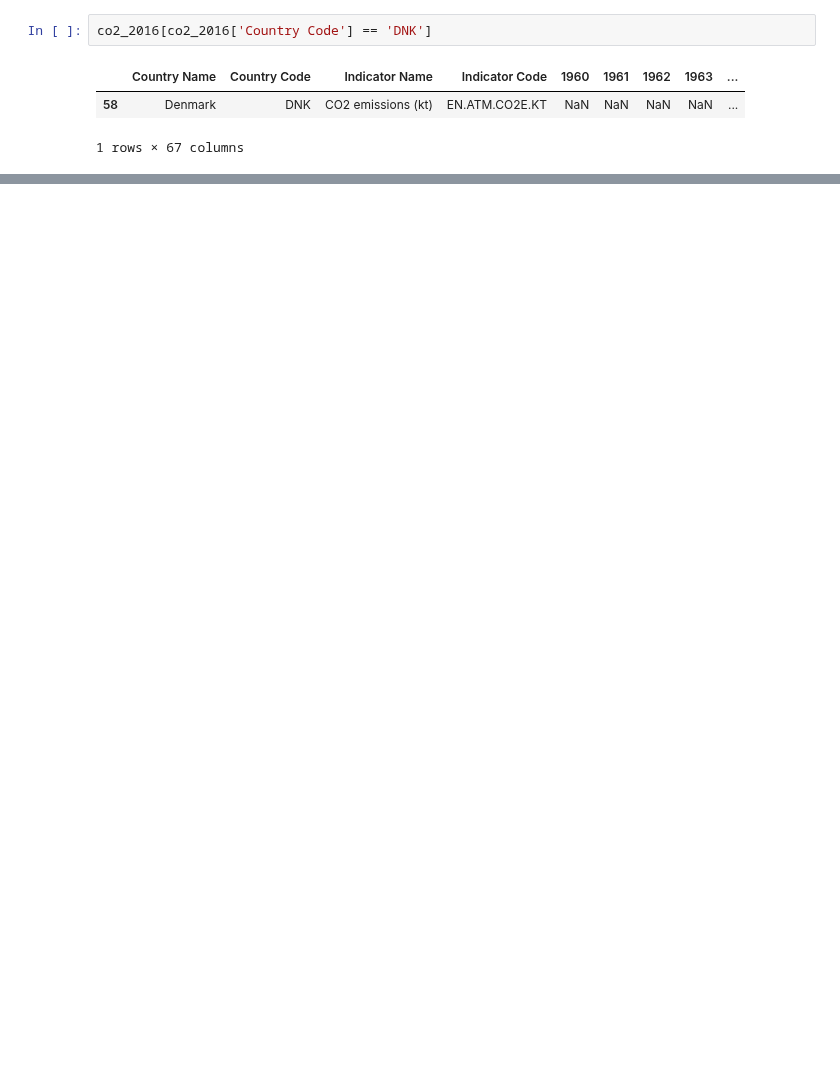
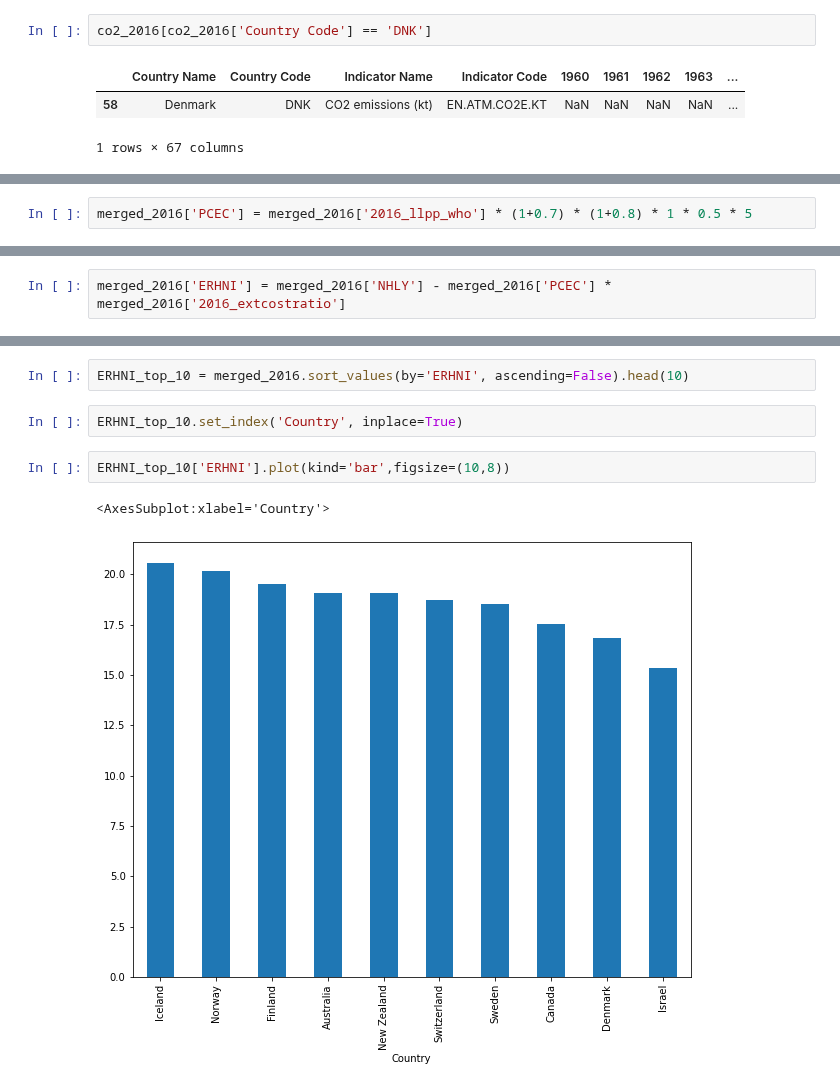
Before and after one commit to erniesg/erhni, a Jupyter notebook: erhni_2016.ipynb, the cells around one changed output, grey strips where cells are left out. Cells and saved outputs as stored; diff of their text form; blank space fills up the shorter version.

Commit message:
calculated ERHNI for 2016

```diff
--- a/erhni_2016.ipynb
+++ b/erhni_2016.ipynb
@@ -321,0 +440,2 @@ co2_2016[co2_2016['Country Code'] == 'DNK']
+# %%
+merged_2016['PCEC'] = merged_2016['2016_llpp_who'] * (1+0.7) * (1+0.8) * 1 * 0.5 * 5
@@ -321,0 +457,2 @@ co2_2016[co2_2016['Country Code'] == 'DNK']
+# %%
+merged_2016['ERHNI'] = merged_2016['NHLY'] - merged_2016['PCEC'] * merged_2016['2016_extcostratio']
@@ -321,0 +475,9 @@ co2_2016[co2_2016['Country Code'] == 'DNK']
+# %%
+ERHNI_top_10 = merged_2016.sort_values(by='ERHNI', ascending=False).head(10)
+# %%
+ERHNI_top_10.set_index('Country', inplace=True)
+# %%
+ERHNI_top_10['ERHNI'].plot(kind='bar',figsize=(10,8))
+# %% [output]
+<AxesSubplot:xlabel='Country'>
+[figure, added]
```
Also changed, not shown: parts of 26 cells of this notebook, 8 other files.
